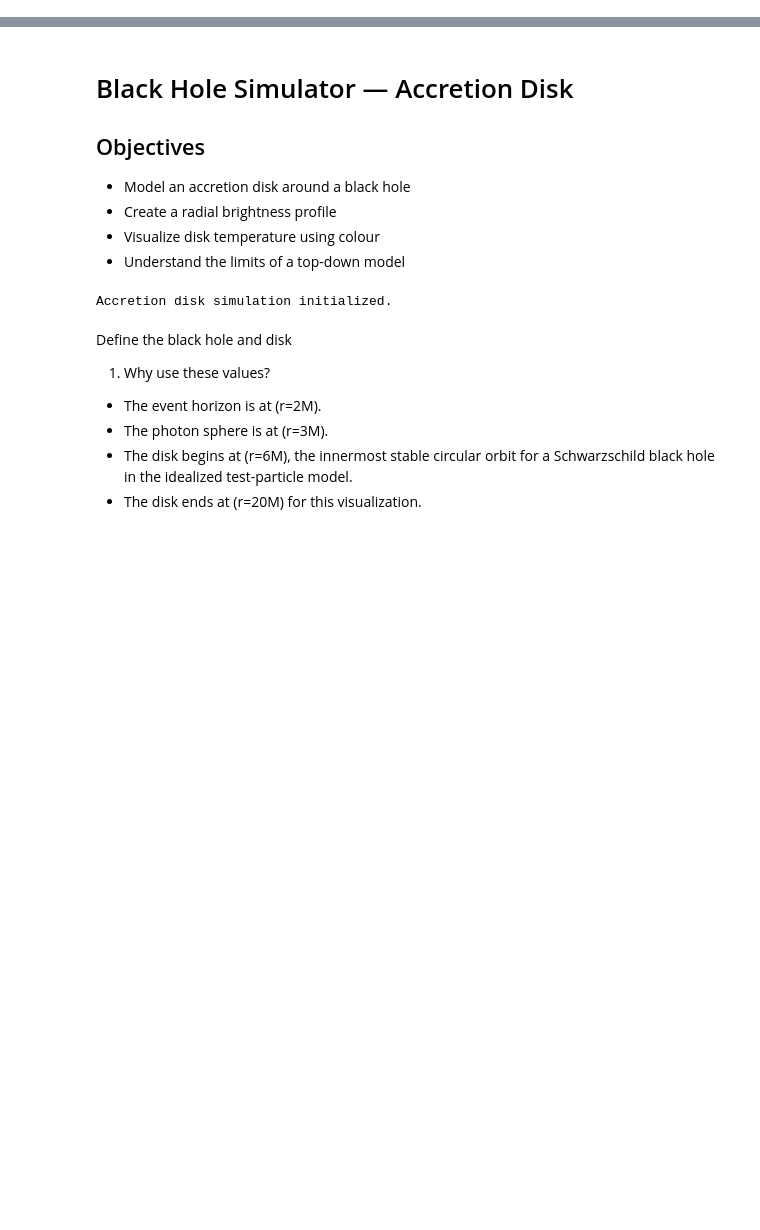
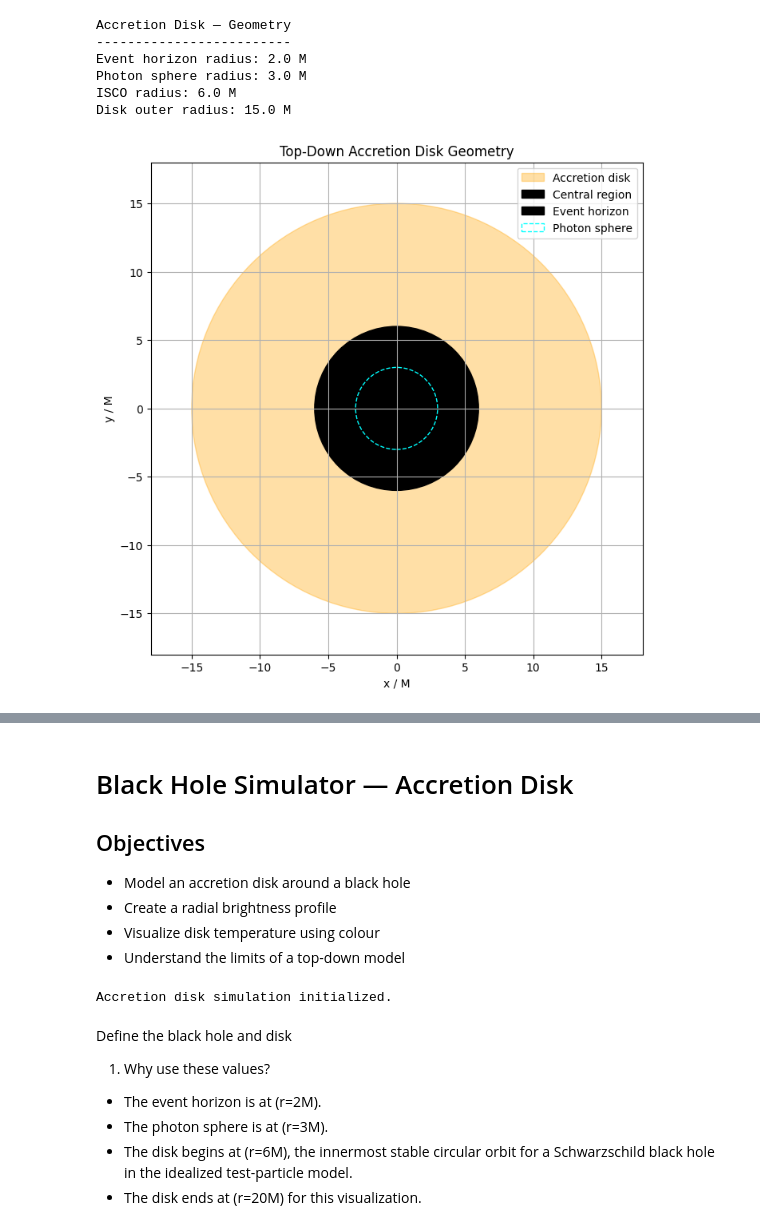
Before and after one commit to AnshG-19/Blackhole_simulator_rayTracing, a Jupyter notebook: notebooks/05_accretion_disk.ipynb, the cells around one changed output, grey strips where cells are left out. Drawn from its saved outputs; the diff is of its cells as text; code cells hidden in the pictures; blank space fills up the shorter version.

```diff
--- a/notebooks/05_accretion_disk.ipynb
+++ b/notebooks/05_accretion_disk.ipynb
@@ -2,0 +29,79 @@
+# %%
+import numpy as np
+import matplotlib.pyplot as plt
+
+# Use geometric units: G = c = 1
+M = 1.0
+
+# Schwarzschild black hole
+event_horizon = 2 * M
+photon_sphere = 3 * M
+isco_radius = 6 * M  # Innermost stable circular orbit
+
+# Accretion disk boundaries
+disk_inner = isco_radius
+disk_outer = 15 * M
+
+print("Accretion Disk — Geometry")
+print("-------------------------")
+print(f"Event horizon radius: {event_horizon:.1f} M")
+print(f"Photon sphere radius: {photon_sphere:.1f} M")
+print(f"ISCO radius: {isco_radius:.1f} M")
+print(f"Disk outer radius: {disk_outer:.1f} M")
+# %% [output]
+Accretion Disk — Geometry
+-------------------------
+Event horizon radius: 2.0 M
+Photon sphere radius: 3.0 M
+ISCO radius: 6.0 M
+Disk outer radius: 15.0 M
+# %%
+from matplotlib.patches import Circle
+
+fig, ax = plt.subplots(figsize=(8, 8))
+
+# Draw the accretion disk as a ring
+disk = Circle(
+    (0, 0),
+    disk_outer,
+    color="orange",
+    alpha=0.35,
+    label="Accretion disk",
+)
+ax.add_patch(disk)
+
+inner_edge = Circle(
+    (0, 0),
+    disk_inner,
+    color="black",
+    label="Central region",
+)
+ax.add_patch(inner_edge)
+
+# Draw the event horizon and photon sphere
+ax.add_patch(
+    Circle((0, 0), event_horizon, color="black", label="Event horizon")
+)
+ax.add_patch(
+    Circle(
+        (0, 0),
+        photon_sphere,
+        fill=False,
+        linestyle="--",
+        color="cyan",
+        label="Photon sphere",
+    )
+)
+
+ax.set_xlim(-18, 18)
+ax.set_ylim(-18, 18)
+ax.set_aspect("equal")
+ax.set_xlabel("x / M")
+ax.set_ylabel("y / M")
+ax.set_title("Top-Down Accretion Disk Geometry")
+ax.legend(loc="upper right")
+ax.grid(True)
+
+plt.show()
+# %% [output]
+[figure, added]
```
Also changed, not shown: parts of 11 cells of this notebook.
